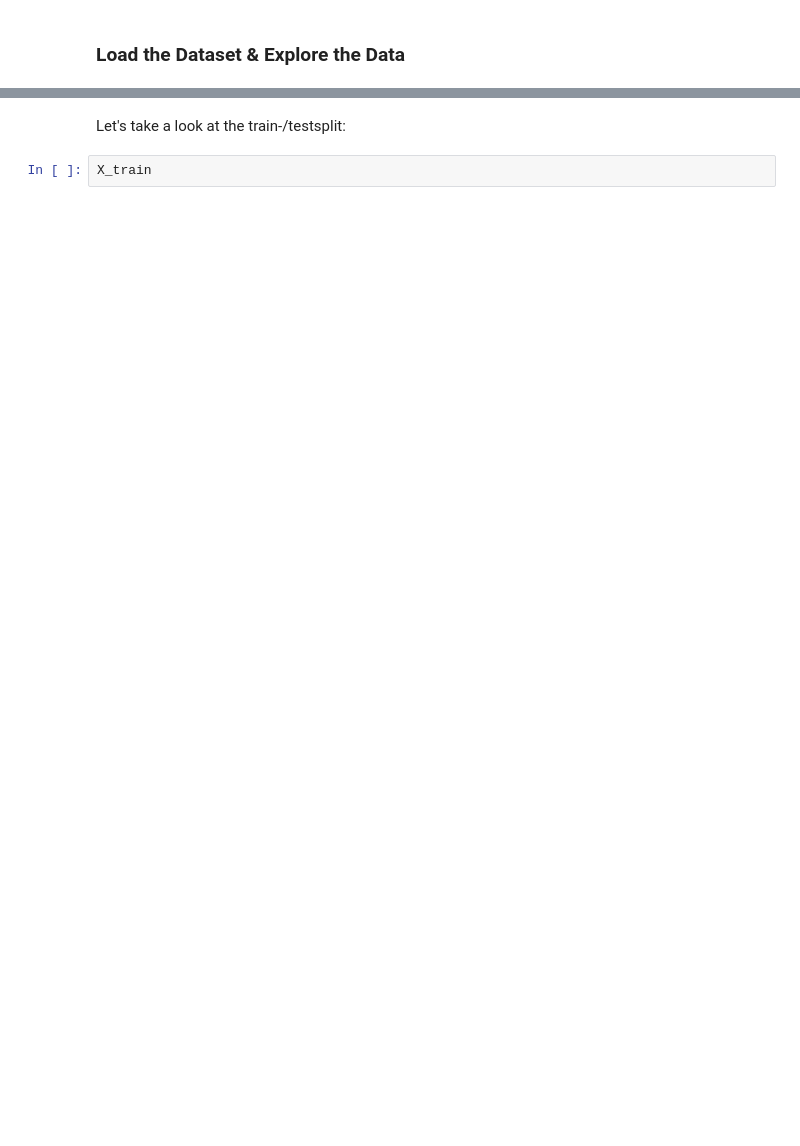
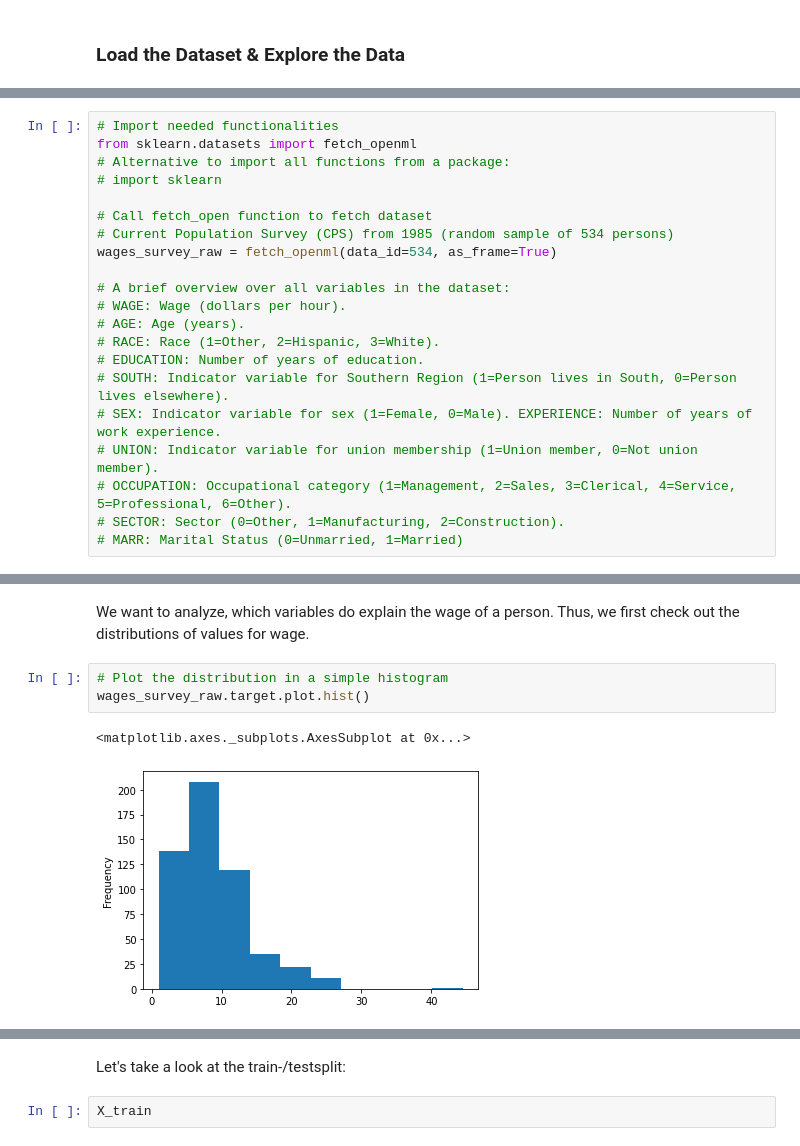
Before and after one commit to SocialScienceDataLab/python-for-social-scientists, a Jupyter notebook: Day 2/day_2_python_for_social_scientists_SSDL.ipynb, the cells around one changed output, grey strips where cells are left out. Cells and saved outputs as stored; diff of their text form; blank space fills up the shorter version.

```diff
--- a/Day 2/day_2_python_for_social_scientists_SSDL.ipynb
+++ b/Day 2/day_2_python_for_social_scientists_SSDL.ipynb
@@ -210,0 +45,21 @@ X_train, X_test, y_train, y_test = train_test_split(
+# %%
+# Import needed functionalities
+from sklearn.datasets import fetch_openml
+# Alternative to import all functions from a package:
+# import sklearn
+
+# Call fetch_open function to fetch dataset
+# Current Population Survey (CPS) from 1985 (random sample of 534 persons)
+wages_survey_raw = fetch_openml(data_id=534, as_frame=True)
+
+# A brief overview over all variables in the dataset:
+# WAGE: Wage (dollars per hour).
+# AGE: Age (years).
+# RACE: Race (1=Other, 2=Hispanic, 3=White).
+# EDUCATION: Number of years of education.
+# SOUTH: Indicator variable for Southern Region (1=Person lives in South, 0=Person lives elsewhere).
+# SEX: Indicator variable for sex (1=Female, 0=Male). EXPERIENCE: Number of years of work experience.
+# UNION: Indicator variable for union membership (1=Union member, 0=Not union member).
+# OCCUPATION: Occupational category (1=Management, 2=Sales, 3=Clerical, 4=Service, 5=Professional, 6=Other).
+# SECTOR: Sector (0=Other, 1=Manufacturing, 2=Construction).
+# MARR: Marital Status (0=Unmarried, 1=Married)
@@ -210,0 +96,8 @@ X_train, X_test, y_train, y_test = train_test_split(
+# %% [markdown]
+We want to analyze, which variables do explain the wage of a person. Thus, we first check out the distributions of values for wage.
+# %%
+# Plot the distribution in a simple histogram
+wages_survey_raw.target.plot.hist()
+# %% [output]
+<matplotlib.axes._subplots.AxesSubplot at 0x...>
+[figure, added]
```
Also changed, not shown: parts of 75 cells of this notebook.
